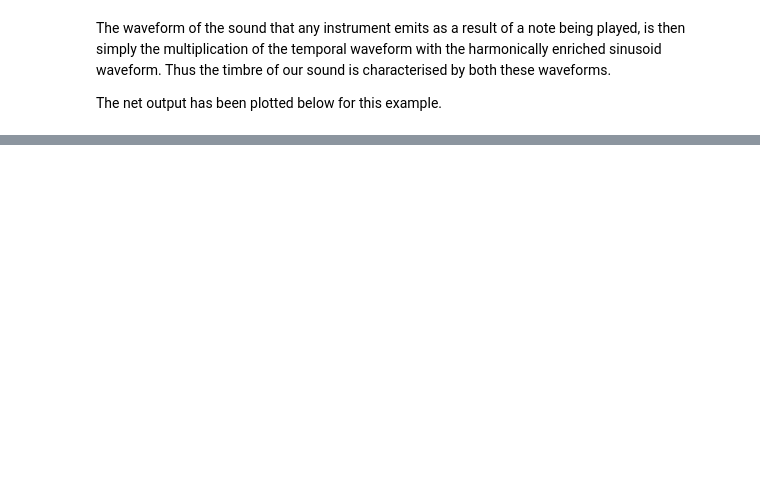
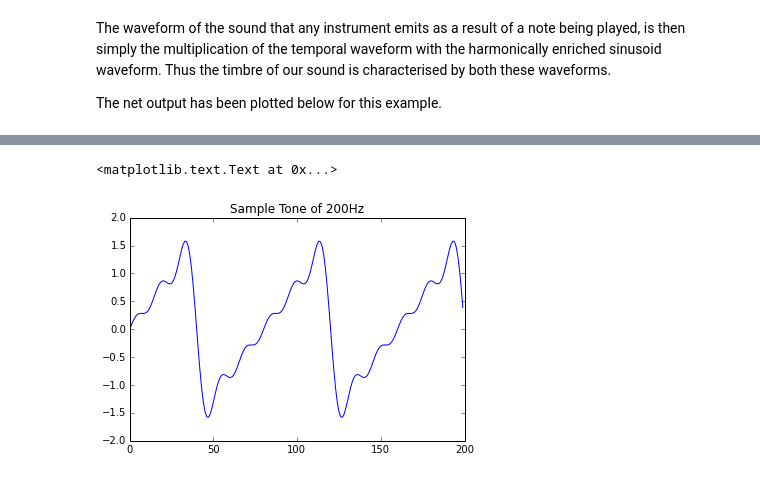
Before and after one commit to robodhruv/signal-analysis, a Jupyter notebook: EE210 - Assignment 2/Music Synthesis.ipynb, the cells around one changed output, grey strips where cells are left out. Saved outputs shown, nothing was run; the diff lists cells and outputs as text; code cells hidden in the pictures; blank space fills up the shorter version.

```diff
--- a/EE210 - Assignment 2/Music Synthesis.ipynb
+++ b/EE210 - Assignment 2/Music Synthesis.ipynb
@@ -99,0 +130,21 @@ plt.plot(out[:30000])
+# %%
+harmonics = np.array([1., - 1./2,  1. / 3, - 1./4, 1. / 5])  # Spectral Profile
+
+def gen_tone(f, duration):
+	global rate, harmonics
+	t = np.arange(duration * rate)
+	x = np.sin(2 * np.pi * f * t / (1000 * rate))
+	x = x + harmonics[1] * np.sin(2 * np.pi * 2 * f * t / (1000 * rate))
+	x = x + harmonics[2] * np.sin(2 * np.pi * 3 * f * t / (1000 * rate))
+	x = x + harmonics[3] * np.sin(2 * np.pi * 4 * f * t / (1000 * rate))
+	x = x + harmonics[4] * np.sin(2 * np.pi * 5 * f * t / (1000 * rate))
+	return x
+
+
+#Plot the resulting waveform containing the harmonics
+tone = gen_tone(200, 200)
+plt.plot(tone[:200])
+plt.title("Sample Tone of 200Hz")
+# %% [output]
+<matplotlib.text.Text at 0x...>
+[figure, added]
```
Also changed, not shown: parts of 23 cells of this notebook, 5 other files.
